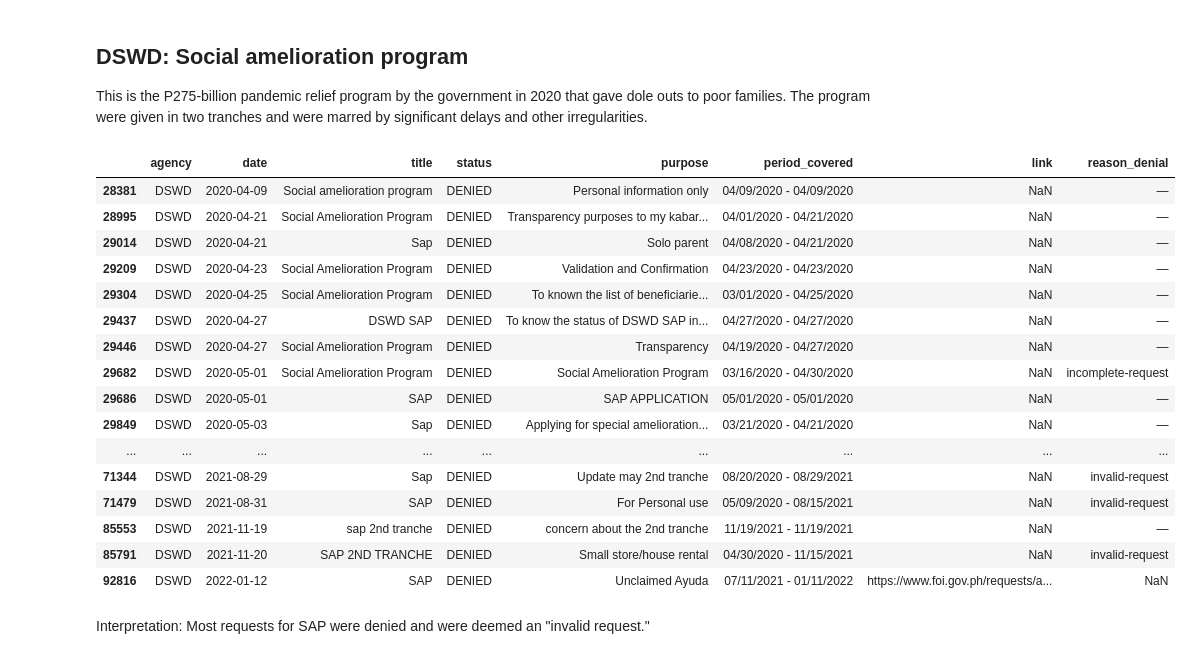
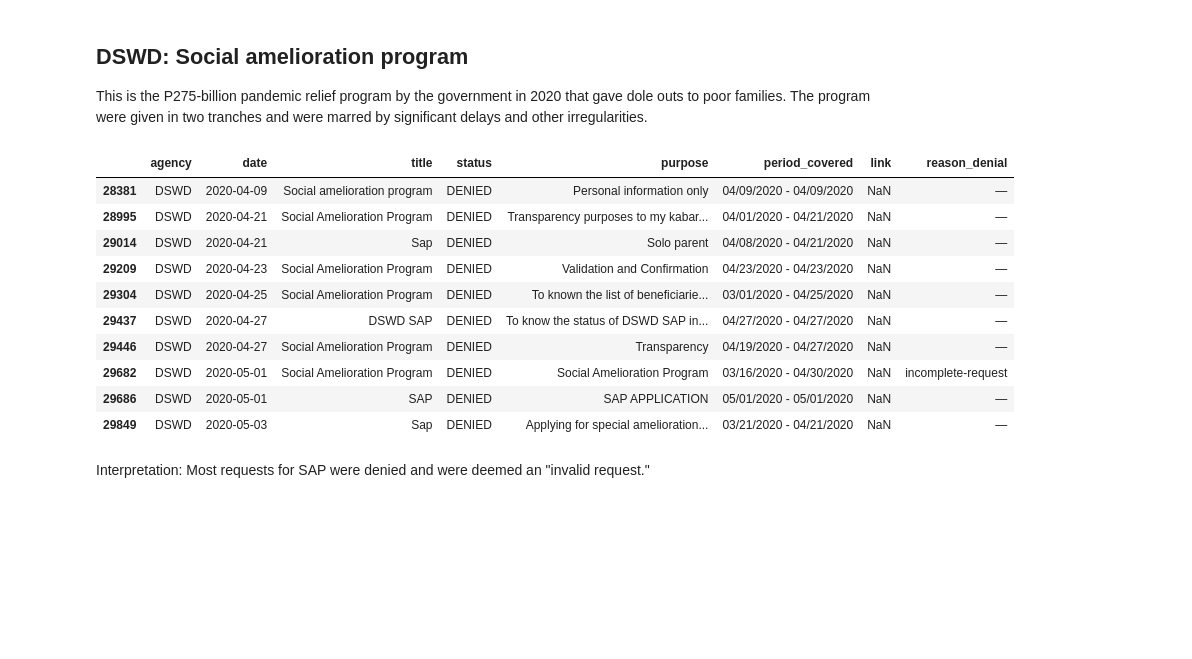
Before and after one commit to pmagtulis/foi-analysis, a Jupyter notebook: foi-analysis.ipynb, the cells around one changed output. Cells and saved outputs as stored; diff of their text form; code cells hidden in the pictures; blank space fills up the shorter version.

```diff
--- a/foi-analysis.ipynb
+++ b/foi-analysis.ipynb
@@ -69,0 +72,3 @@ dtype: object
+# %%
+df = df.drop(["Unnamed: 0"], axis=1)
+df
@@ -213,26 +226,20 @@ Interpretation: Nearly 30% of DOH requests from 2016 were to request for vaccina
 This is the P275-billion pandemic relief program by the government in 2020 that gave dole outs to poor families. The program were given in two tranches and were marred by significant delays and other irregularities.
 # %%
 sap = ["SAP", "SAP 2nd tranche", "Sap 2nd tranche", "Social Amelioration Program", "Social amelioration program", "sap 2nd tranche", "SAP 2nd tranche", "2nd tranche", "DSWD SAP", "SAP 2ND TRANCHE", "Sap 2nd Tranche", "SAP 1st tranche", "SAP first tranche", "SAP 1ST TRANCHE", "Sap"]
-df_sap = df_final[df_final['title'].isin(sap)]
-df_sap[df_sap.status=="DENIED"]
+df_sap = df[df['title'].isin(sap)]
+df_sap[df_sap.status=="DENIED"].head(10)
 # %% [output]
 |  | agency | date | title | status | purpose | period_covered | link | reason_denial |
 | 28381 | DSWD | 2020-04-09 | Social amelioration program | DENIED | Personal information only | 04/09/2020 - 04/09/2020 | NaN | — |
 | 28995 | DSWD | 2020-04-21 | Social Amelioration Program | DENIED | Transparency purposes to my kabar... | 04/01/2020 - 04/21/2020 | NaN | — |
 | 29014 | DSWD | 2020-04-21 | Sap | DENIED | Solo parent | 04/08/2020 - 04/21/2020 | NaN | — |
 | 29209 | DSWD | 2020-04-23 | Social Amelioration Program | DENIED | Validation and Confirmation | 04/23/2020 - 04/23/2020 | NaN | — |
 | 29304 | DSWD | 2020-04-25 | Social Amelioration Program | DENIED | To known the list of beneficiarie... | 03/01/2020 - 04/25/2020 | NaN | — |
 | 29437 | DSWD | 2020-04-27 | DSWD SAP | DENIED | To know the status of DSWD SAP in... | 04/27/2020 - 04/27/2020 | NaN | — |
 | 29446 | DSWD | 2020-04-27 | Social Amelioration Program | DENIED | Transparency | 04/19/2020 - 04/27/2020 | NaN | — |
 | 29682 | DSWD | 2020-05-01 | Social Amelioration Program | DENIED | Social Amelioration Program | 03/16/2020 - 04/30/2020 | NaN | incomplete-request |
 | 29686 | DSWD | 2020-05-01 | SAP | DENIED | SAP APPLICATION | 05/01/2020 - 05/01/2020 | NaN | — |
 | 29849 | DSWD | 2020-05-03 | Sap | DENIED | Applying for special amelioration... | 03/21/2020 - 04/21/2020 | NaN | — |
-| ... | ... | ... | ... | ... | ... | ... | ... | ... |
-| 71344 | DSWD | 2021-08-29 | Sap | DENIED | Update may 2nd tranche | 08/20/2020 - 08/29/2021 | NaN | invalid-request |
-| 71479 | DSWD | 2021-08-31 | SAP | DENIED | For Personal use | 05/09/2020 - 08/15/2021 | NaN | invalid-request |
-| 85553 | DSWD | 2021-11-19 | sap 2nd tranche | DENIED | concern about the 2nd tranche | 11/19/2021 - 11/19/2021 | NaN | — |
-| 85791 | DSWD | 2021-11-20 | SAP 2ND TRANCHE | DENIED | Small store/house rental | 04/30/2020 - 11/15/2021 | NaN | invalid-request |
-| 92816 | DSWD | 2022-01-12 | SAP | DENIED | Unclaimed Ayuda | 07/11/2021 - 01/11/2022 | https://www.foi.gov.ph/requests/a... | NaN |
 # %% [markdown]
 Interpretation: Most requests for SAP were denied and were deemed an "invalid request."
 # %% [markdown]
```
Also changed, not shown: parts of 23 cells of this notebook.
